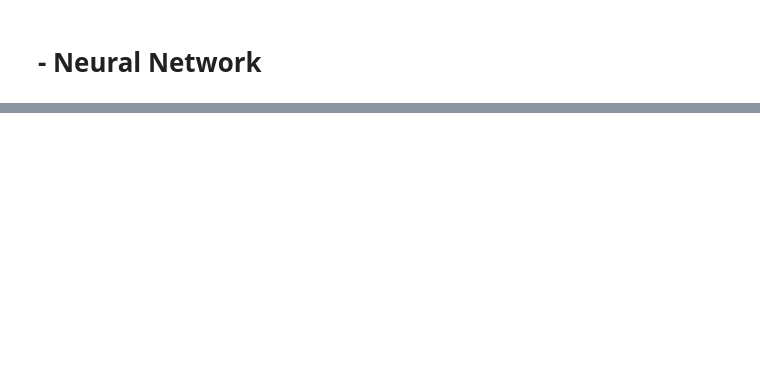
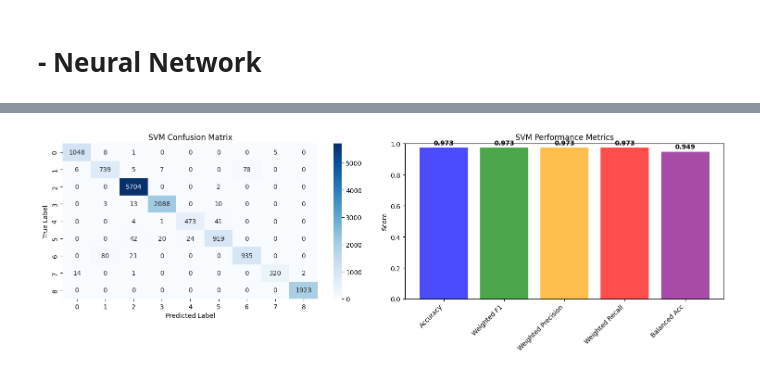
Before and after one commit to Laths1/Real-estate-data, a Jupyter notebook: analysis.ipynb, the cells around one changed output, grey strips where cells are left out. Cells and saved outputs as stored; diff of their text form; code cells hidden in the pictures; blank space fills up the shorter version.

```diff
--- a/analysis.ipynb
+++ b/analysis.ipynb
@@ -825,0 +1379,96 @@ Final Model Performance on Test Set:
+# %%
+# Prepare data - SVM works best with scaled features
+scaler = StandardScaler()
+X_train_scaled = scaler.fit_transform(X_train)
+X_test_scaled = scaler.transform(X_test)
+
+# Train SVM with RBF kernel
+print("=" * 50)
+print("TRAINING SUPPORT VECTOR MACHINE (SVM)")
+print("=" * 50)
+
+svm_model = SVC(kernel='rbf', C=1.0, gamma='scale', probability=True, random_state=42, verbose=1)
+svm_model.fit(X_train_scaled, y_train_ce.numpy())
+
+# Predict and evaluate
+y_pred_svm = svm_model.predict(X_test_scaled)
+y_pred_proba_svm = svm_model.predict_proba(X_test_scaled)
+
+# Calculate metrics
+svm_accuracy = accuracy_score(y_test_ce.numpy(), y_pred_svm)
+svm_f1 = f1_score(y_test_ce.numpy(), y_pred_svm, average='weighted')
+svm_precision = precision_score(y_test_ce.numpy(), y_pred_svm, average='weighted', zero_division=0)
+svm_recall = recall_score(y_test_ce.numpy(), y_pred_svm, average='weighted', zero_division=0)
+
+print("\n" + "=" * 50)
+print("SVM CLASSIFICATION REPORT")
+print("=" * 50)
+print(f"Accuracy: {svm_accuracy:.4f}")
+print(f"Weighted F1-Score: {svm_f1:.4f}")
+print(f"Weighted Precision: {svm_precision:.4f}")
+print(f"Weighted Recall: {svm_recall:.4f}")
+
+print("\nDetailed Classification Report:")
+print(classification_report(y_test_ce.numpy(), y_pred_svm, target_names=class_names, digits=4))
+
+# Confusion matrix
+cm_svm = confusion_matrix(y_test_ce.numpy(), y_pred_svm)
+cm_svm_df = pd.DataFrame(cm_svm, index=class_names, columns=class_names)
+print("\nConfusion Matrix:")
+print(cm_svm_df)
+
+# ROC-AUC
+try:
+    svm_roc_auc_ovr = roc_auc_score(y_test_ce.numpy(), y_pred_proba_svm, multi_class='ovr', average='weighted')
+    print(f"\nROC-AUC Score (One-vs-Rest, weighted): {svm_roc_auc_ovr:.4f}")
+except:
+    print("\nNote: ROC-AUC calculation could not be computed")
+
+# Additional metrics
+
+svm_kappa = cohen_kappa_score(y_test_ce.numpy(), y_pred_svm)
+svm_mcc = matthews_corrcoef(y_test_ce.numpy(), y_pred_svm)
+svm_bal_acc = balanced_accuracy_score(y_test_ce.numpy(), y_pred_svm)
+
+print(f"\nCohen's Kappa: {svm_kappa:.4f}")
+print(f"Matthews Correlation Coefficient: {svm_mcc:.4f}")
+print(f"Balanced Accuracy: {svm_bal_acc:.4f}")
+
+# Visualization
+fig, axes = plt.subplots(1, 2, figsize=(15, 5))
+
+# Confusion Matrix Heatmap
+ax1 = axes[0]
+sns.heatmap(cm_svm, annot=True, fmt='d', cmap='Blues',
+            xticklabels=range(num_classes),
+            yticklabels=range(num_classes),
+            ax=ax1)
+ax1.set_xlabel('Predicted Label')
+ax1.set_ylabel('True Label')
+ax1.set_title('SVM Confusion Matrix')
+
+# Metrics Comparison
+ax2 = axes[1]
+svm_metrics = {
+    'Accuracy': svm_accuracy,
+    'Weighted F1': svm_f1,
+    'Weighted Precision': svm_precision,
+    'Weighted Recall': svm_recall,
+    'Balanced Acc': svm_bal_acc
+}
+colors = ['blue', 'green', 'orange', 'red', 'purple']
+ax2.bar(range(len(svm_metrics)), list(svm_metrics.values()), color=colors, alpha=0.7)
+ax2.set_xticks(range(len(svm_metrics)))
+ax2.set_xticklabels(list(svm_metrics.keys()), rotation=45, ha='right')
+ax2.set_ylabel('Score')
+ax2.set_title('SVM Performance Metrics')
+ax2.set_ylim([0, 1])
+for i, v in enumerate(svm_metrics.values()):
+    ax2.text(i, v + 0.02, f'{v:.3f}', ha='center', fontweight='bold')
+
+plt.tight_layout()
+plt.savefig('svm_evaluation_metrics.png', dpi=150, bbox_inches='tight')
+plt.show()
+
+print("\nVisualization saved as 'svm_evaluation_metrics.png'")
+# %% [output]
@@ -825,0 +1492 @@ Final Model Performance on Test Set:
+[figure, added]
```
Also changed, not shown: parts of 17 cells of this notebook, 14 other files.
